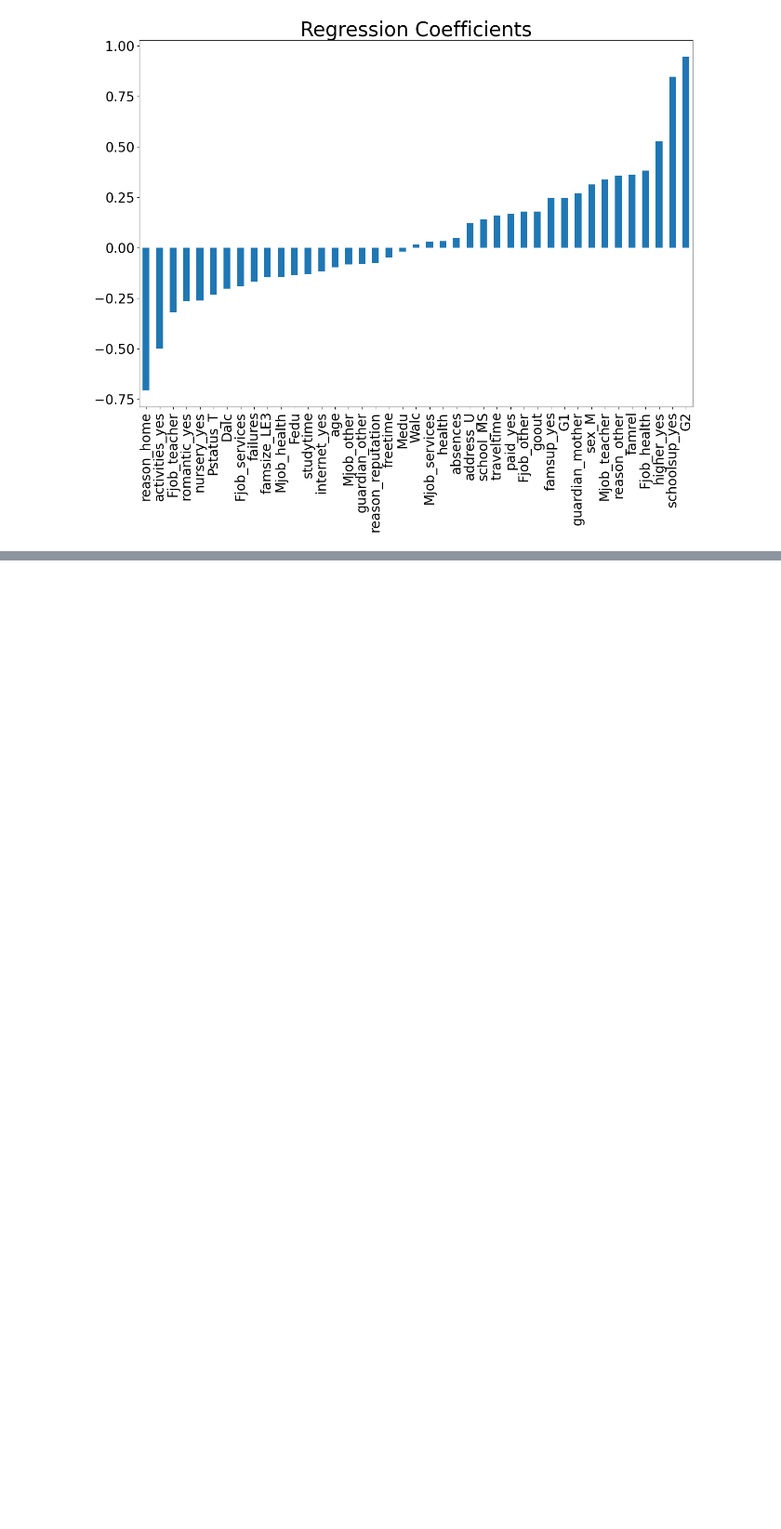
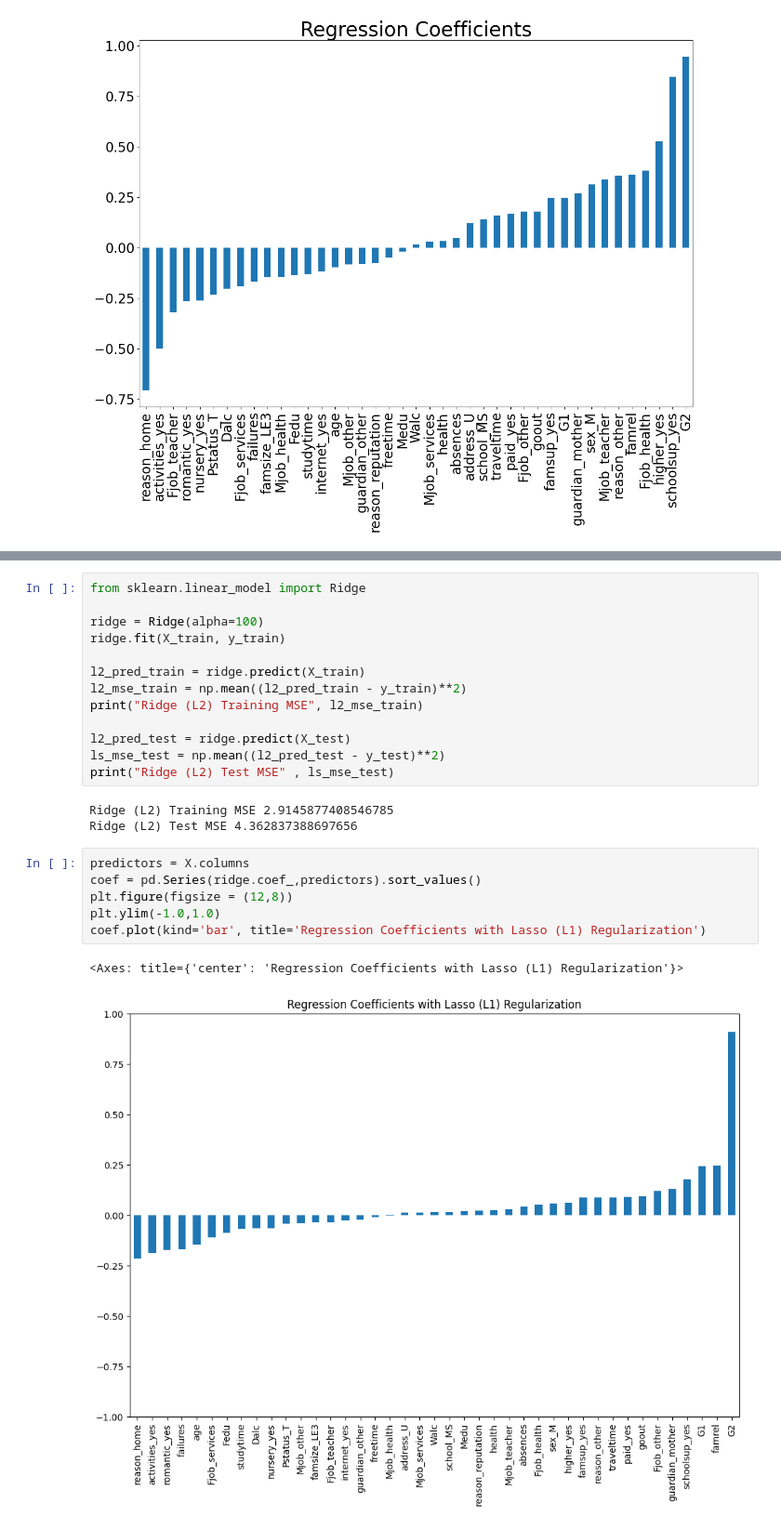
Before and after one commit to JTrehan1/MachineLearningPortfolio, a Jupyter notebook: Regularisation/Regularisation.ipynb, the cells around one changed output, grey strips where cells are left out. Shown: that part at 93% size. Cells and saved outputs as stored; diff of their text form; blank space fills up the shorter version.

```diff
--- a/Regularisation/Regularisation.ipynb
+++ b/Regularisation/Regularisation.ipynb
@@ -122,0 +199,25 @@ Following this logic, the center of this set of concentric ellipses should repre
+# %%
+from sklearn.linear_model import Ridge
+
+ridge = Ridge(alpha=100)
+ridge.fit(X_train, y_train)
+
+l2_pred_train = ridge.predict(X_train)
+l2_mse_train = np.mean((l2_pred_train - y_train)**2)
+print("Ridge (L2) Training MSE", l2_mse_train)
+
+l2_pred_test = ridge.predict(X_test)
+ls_mse_test = np.mean((l2_pred_test - y_test)**2)
+print("Ridge (L2) Test MSE" , ls_mse_test)
+# %% [output]
+Ridge (L2) Training MSE 2.9145877408546785
+Ridge (L2) Test MSE 4.362837388697656
+# %%
+predictors = X.columns
+coef = pd.Series(ridge.coef_,predictors).sort_values()
+plt.figure(figsize = (12,8))
+plt.ylim(-1.0,1.0)
+coef.plot(kind='bar', title='Regression Coefficients with Lasso (L1) Regularization')
+# %% [output]
+<Axes: title={'center': 'Regression Coefficients with Lasso (L1) Regularization'}>
+[figure, added]
```
Also changed, not shown: parts of 10 cells of this notebook.
